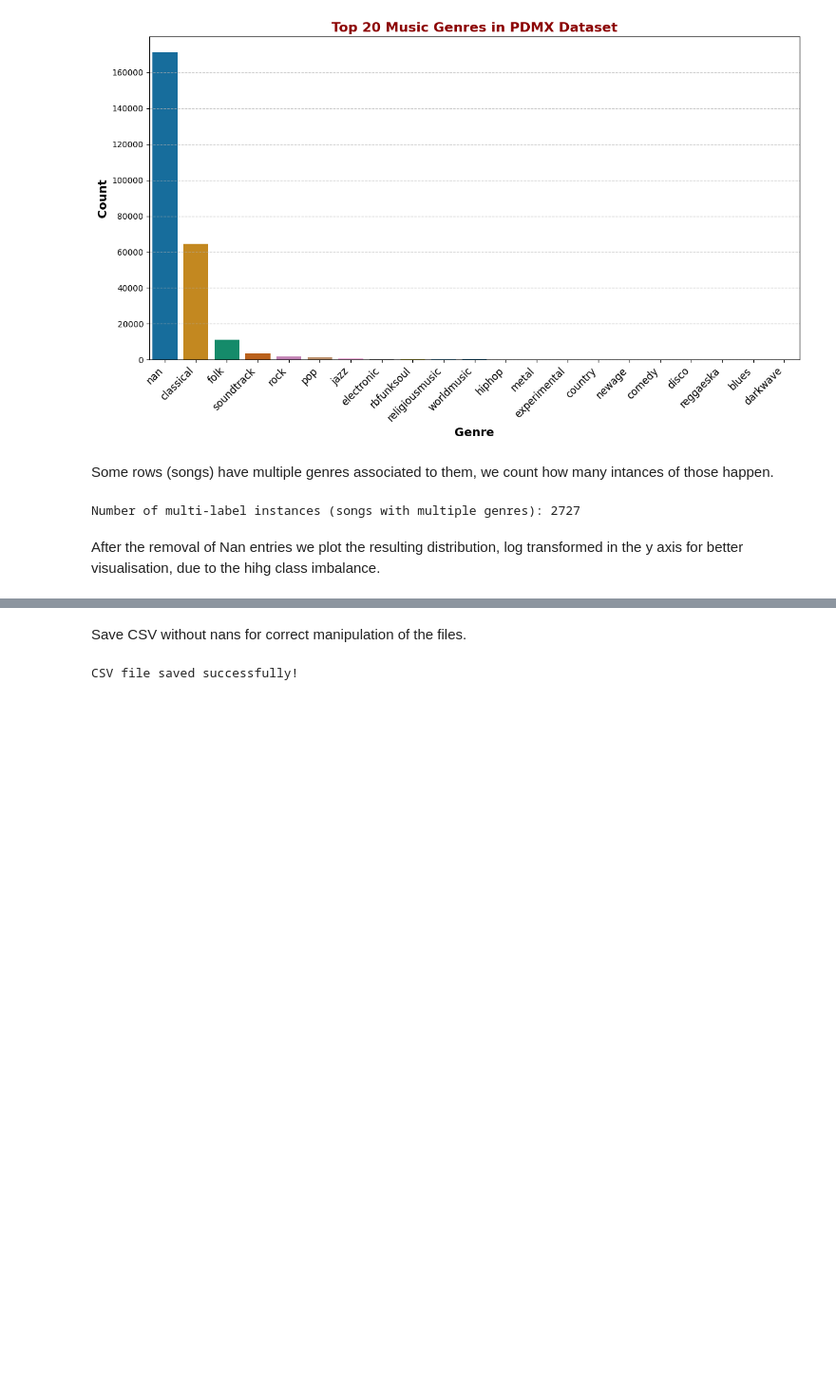
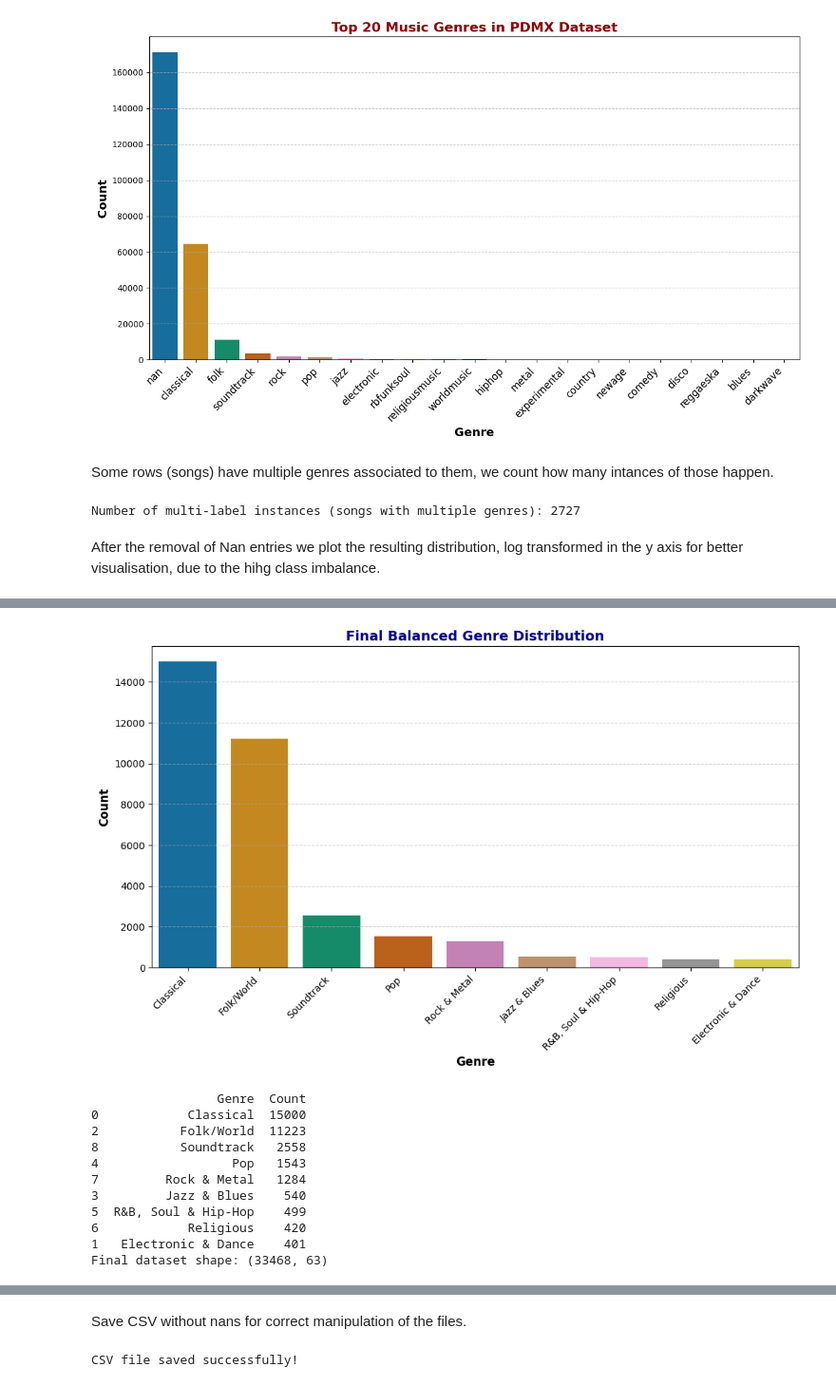
Before and after one commit to AlvGar9/MLP-sheet-music-genre, a Jupyter notebook: EDA.ipynb, the cells around one changed output, grey strips where cells are left out. Shown at 95% size. Drawn from its saved outputs; the diff is of its cells as text; code cells hidden in the pictures; blank space fills up the shorter version.

```diff
--- a/EDA.ipynb
+++ b/EDA.ipynb
@@ -106,6 +108,10 @@ Number of multi-label instances (songs with multiple genres): 2727
 # %%
 # We convert any non-standard NaN representations to actual NaN
 df['genres'] = df['genres'].replace(['nan', 'NaN', 'None', ''], np.nan)
+df['pdf'] = df['pdf'].replace(['nan', 'NaN', 'None', ''], np.nan)
+
 df = df.dropna(subset=['genres'])
+df = df.dropna(subset=['pdf'])
+df = df.dropna(subset=['mxl'])
 # %% [markdown]
 After the removal of Nan entries we plot the resulting distribution, log transformed in the y axis for better visualisation, due to the hihg class imbalance.
@@ -152,0 +175,61 @@ plt.show()
+# %%
+# Here we choose the primary genre for each song to avoid multiple classes per instance
+df['primary_genre'] = df['new_genres'].apply(lambda x: x[0] if isinstance(x, list) and len(x) > 0 else x)
+
+# Threshold for undersampling and pruning
+max_count = 15000  # Classical gets undersampled
+min_count = 400
+
+all_new_genres = [genre for sublist in df['new_genres'] for genre in sublist]
+new_genre_counts = Counter(all_new_genres)
+
+# Count occurrences
+final_genre_counts = Counter(df['primary_genre'])
+
+# We filter out songs with rare genres (less than min_count)
+df_filtered = df.loc[df['primary_genre'].map(final_genre_counts.get).ge(min_count)].copy()
+
+# Split into features and labels
+X = df_filtered.drop(columns=['primary_genre'])
+y = df_filtered['primary_genre']
+
+# Apply undersampling for Classical
+under_sampler = RandomUnderSampler(sampling_strategy={"Classical": max_count}, random_state=42)
+X_balanced, y_balanced = under_sampler.fit_resample(X, y)
+
+# Final balanced DataFrame
+df_balanced = pd.DataFrame(X_balanced)
+df_balanced['primary_genre'] = y_balanced
+
+# Count occurrences of the final genres
+balanced_genre_counts = Counter(y_balanced)
+balanced_genre_df = pd.DataFrame(balanced_genre_counts.items(), columns=['Genre', 'Count']).sort_values(by='Count', ascending=False)
+
+# Plot
+plt.figure(figsize=(12, 6))
+sns.barplot(data=balanced_genre_df, x="Genre", y="Count", hue="Genre", palette="colorblind")
+
+plt.xticks(rotation=45, ha="right", fontsize=10)
+plt.xlabel("Genre", fontsize=12, fontweight='bold')
+plt.ylabel("Count", fontsize=12, fontweight='bold')
+plt.title("Final Balanced Genre Distribution", fontsize=14, fontweight='bold', color='darkblue')
+plt.grid(axis='y', linestyle='--', alpha=0.6)
+
+plt.show()
+
+# Final dataset shape
+print(balanced_genre_df)
+print(f"Final dataset shape: {df_balanced.shape}")
+# %% [output]
+[figure, added]
+                 Genre  Count
+0            Classical  15000
+2           Folk/World  11223
+8           Soundtrack   2558
+4                  Pop   1543
+7         Rock & Metal   1284
+3         Jazz & Blues    540
+5  R&B, Soul & Hip-Hop    499
+6            Religious    420
+1   Electronic & Dance    401
+Final dataset shape: (33468, 63)
```
Also changed, not shown: parts of 9 cells of this notebook.
